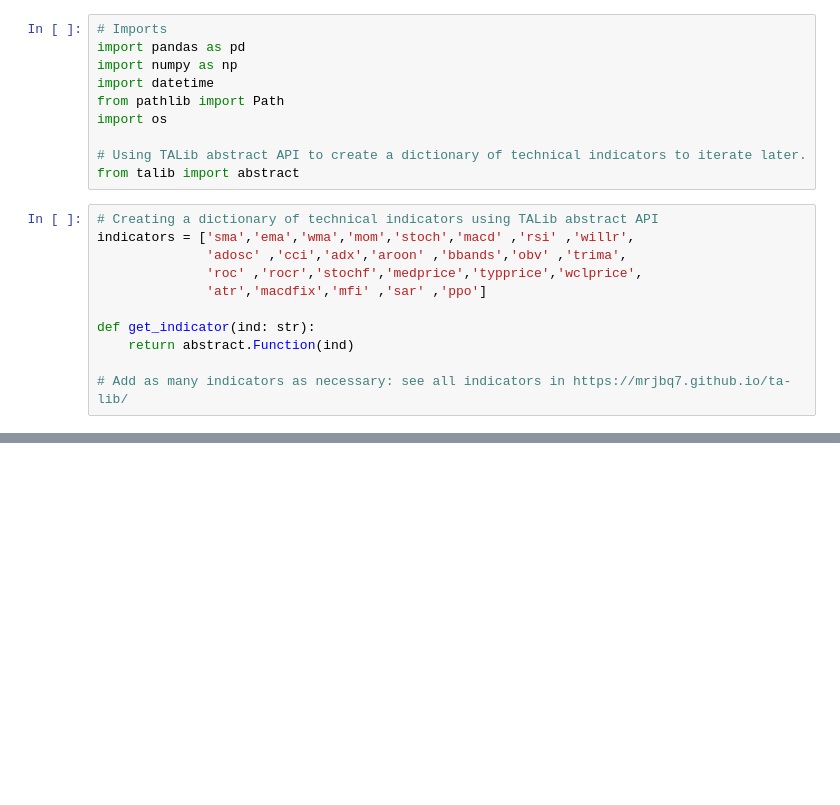
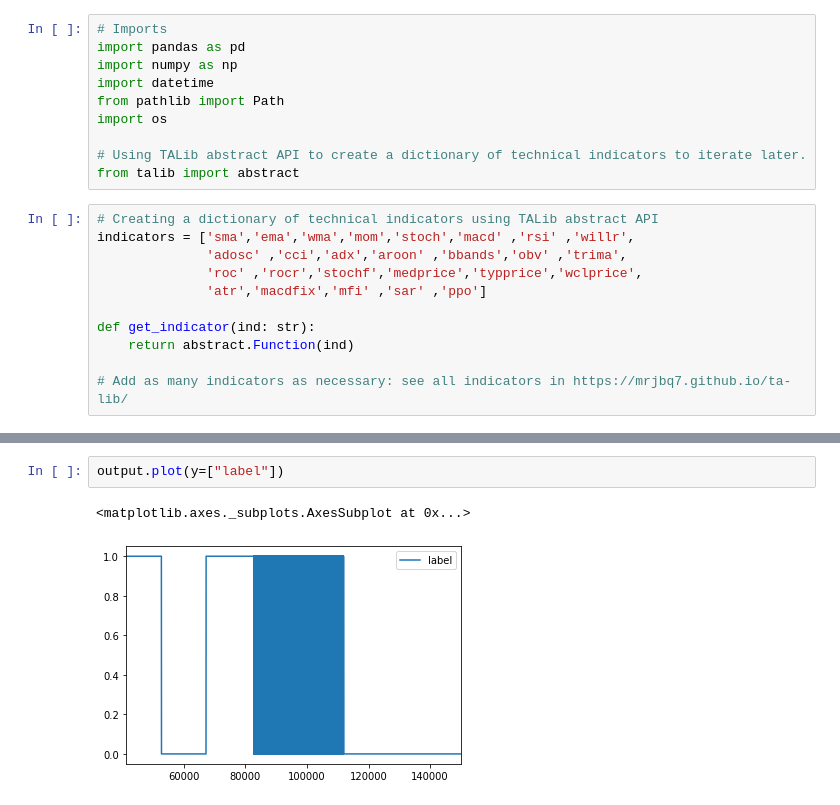
Before and after one commit to cetrulin/regime-switching-series-generator, a Jupyter notebook: notebooks/INDICATORS_DATASET_TS-GENERATOR.ipynb, the cells around one changed output, grey strips where cells are left out. Cells and saved outputs as stored; diff of their text form; blank space fills up the shorter version.

```diff
--- a/notebooks/INDICATORS_DATASET_TS-GENERATOR.ipynb
+++ b/notebooks/INDICATORS_DATASET_TS-GENERATOR.ipynb
@@ -187,0 +191,5 @@ plt.show()
+# %%
+output.plot(y=["label"])
+# %% [output]
+<matplotlib.axes._subplots.AxesSubplot at 0x...>
+[figure, added]
```
Also changed, not shown: parts of 10 cells of this notebook, 4 other files.
